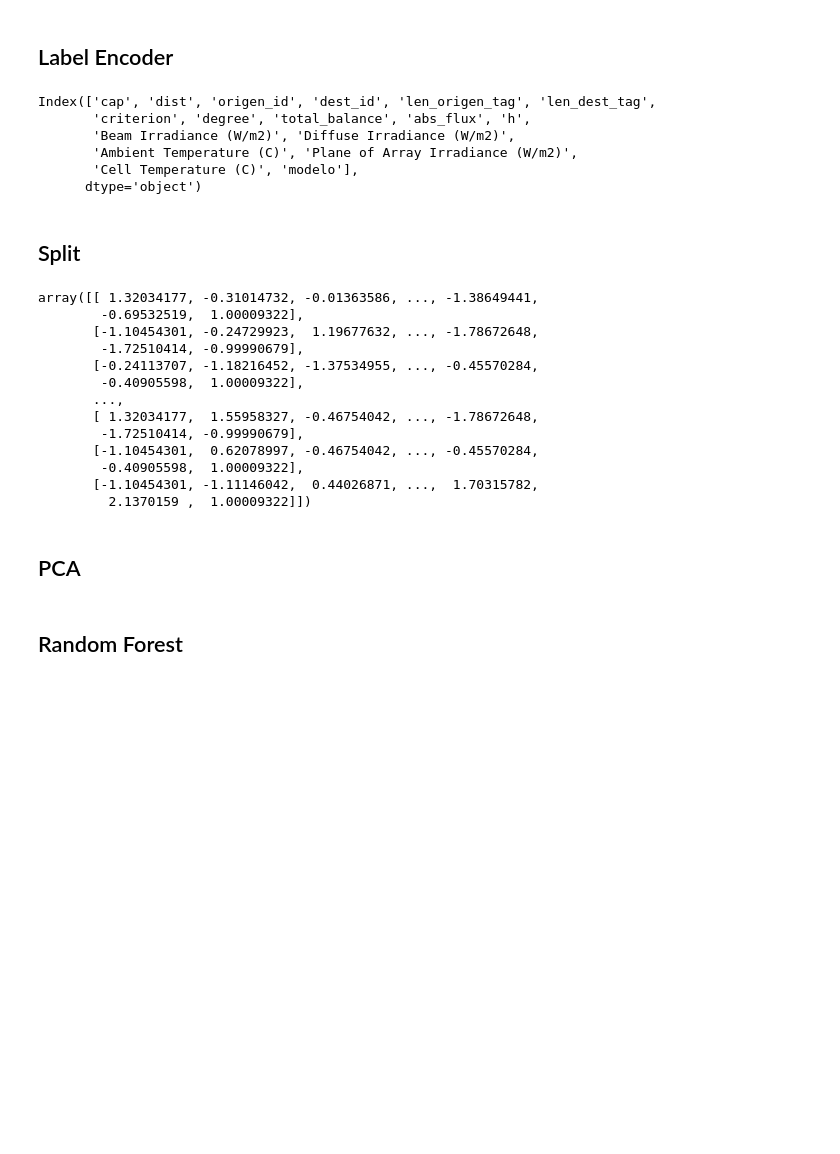
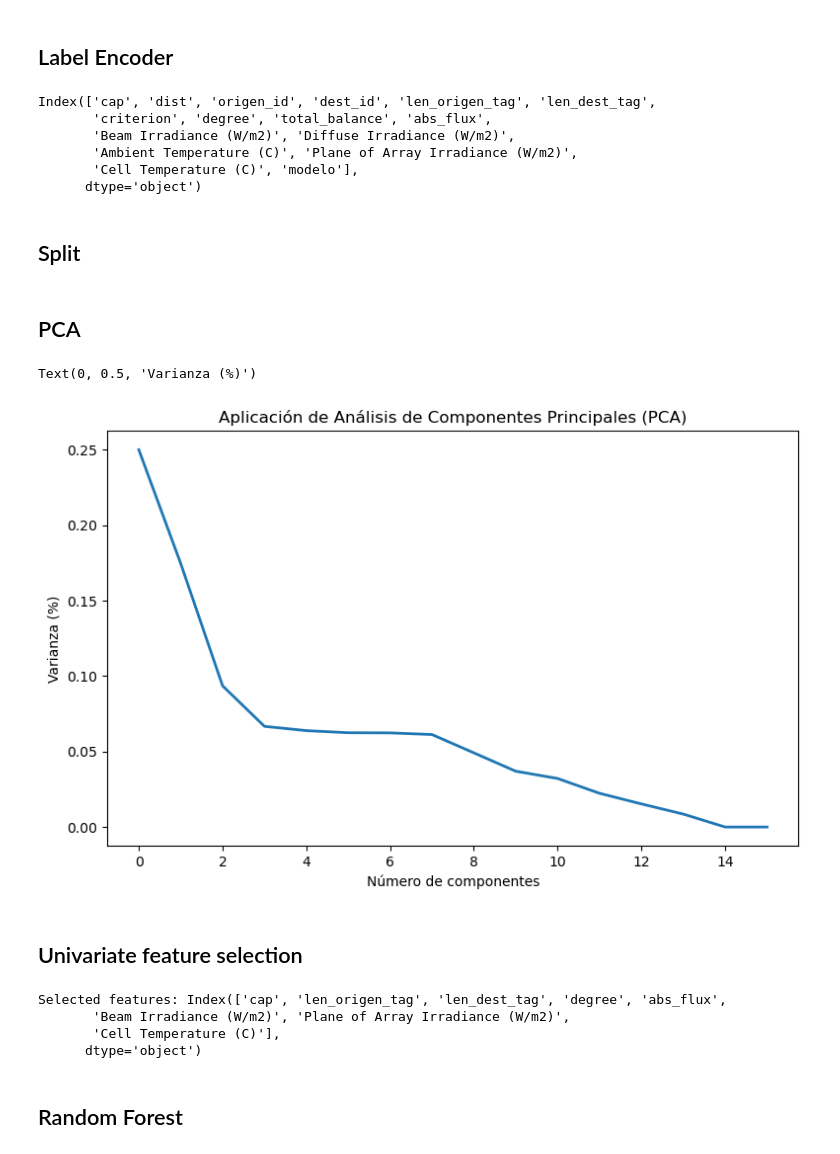
Before and after one commit to PaulaBartolomeMora/TFM, a Jupyter notebook: den2ne/rf.ipynb, the cells around one changed output. Saved outputs shown, nothing was run; the diff lists cells and outputs as text; code cells hidden in the pictures; blank space fills up the shorter version.

```diff
--- a/den2ne/rf.ipynb
+++ b/den2ne/rf.ipynb
@@ -32,13 +46,13 @@ df = df.drop(df.columns[8], axis=1) #se elimina la antigua con los strings del m
 df['modelo'] = modelo #se añade la nueva codificada al final
 
 X = df.iloc[:, 1:]
-X = X.drop(['datetime', 'timestamp', 'load', 'DC Array Output (W)' , 'Pavg', 'dif'], axis=1)
+X = X.drop(['datetime', 'timestamp', 'load', 'DC Array Output (W)', 'Pavg', 'dif', 'h'], axis=1)
 y = df.iloc[:, 0].values #valores de overflow
 
 X.columns
 # %% [output]
 Index(['cap', 'dist', 'origen_id', 'dest_id', 'len_origen_tag', 'len_dest_tag',
-       'criterion', 'degree', 'total_balance', 'abs_flux', 'h',
+       'criterion', 'degree', 'total_balance', 'abs_flux',
        'Beam Irradiance (W/m2)', 'Diffuse Irradiance (W/m2)',
        'Ambient Temperature (C)', 'Plane of Array Irradiance (W/m2)',
        'Cell Temperature (C)', 'modelo'],
@@ -51,22 +68,2 @@ X_train, X_test, y_train, y_test = train_test_split(X, y, test_size = 0.2, rando
-# %%
-from sklearn.preprocessing import StandardScaler
-sc = StandardScaler() #escalado de datos
-X_train = sc.fit_transform(X_train)
-X_test = sc.transform(X_test)
-X_test
-# %% [output]
-array([[ 1.32034177, -0.31014732, -0.01363586, ..., -1.38649441,
-        -0.69532519,  1.00009322],
-       [-1.10454301, -0.24729923,  1.19677632, ..., -1.78672648,
-        -1.72510414, -0.99990679],
-       [-0.24113707, -1.18216452, -1.37534955, ..., -0.45570284,
-        -0.40905598,  1.00009322],
-       ...,
-       [ 1.32034177,  1.55958327, -0.46754042, ..., -1.78672648,
-        -1.72510414, -0.99990679],
-       [-1.10454301,  0.62078997, -0.46754042, ..., -0.45570284,
-        -0.40905598,  1.00009322],
-       [-1.10454301, -1.11146042,  0.44026871, ...,  1.70315782,
-         2.1370159 ,  1.00009322]])
 # %% [markdown]
 ## PCA
@@ -77,0 +70,42 @@ X_test_pca = pca.transform(X_test)
+# %%
+""" http://scikit-learn.org/stable/modules/generated/sklearn.decomposition.PCA.html
+We will use principle component analysis (PCA) for feature extraction.
+Before PCA, we need to normalize data for better performance of PCA. """
+
+#pca = PCA(n_components=2)
+pca = PCA(n_components=3)
+X_train_pca = pca.fit_transform(X_train)
+X_test_pca = pca.transform(X_test)
+# %%
+plt.figure(1, figsize=(10, 6))
+plt.clf()
+plt.axes([.2, .2, .7, .7])
+plt.plot(pca.explained_variance_ratio_, linewidth=2) #Percentage of variance explained by each of the selected components.
+plt.axis('tight')
+plt.xlabel('Número de componentes')
+plt.title('Aplicación de Análisis de Componentes Principales (PCA)')
+plt.ylabel('Varianza (%)')
+# %% [output]
+Text(0, 0.5, 'Varianza (%)')
+[figure, added]
+# %% [markdown]
+##  Univariate feature selection
+# %%
+#In univariate feature selection, we will use SelectKBest that removes all but the k highest scoring features.
+# http://scikit-learn.org/stable/modules/generated/sklearn.feature_selection.SelectKBest.html#sklearn.feature_selection.SelectKBest
+# In this method we need to choose how many features we will use. For example, will k (number of features) be 5 or 10 or 15?
+# The answer is only trying or intuitively. I do not try all combinations but I only choose k = 5 and find best 5 features.
+
+scaler = MinMaxScaler() # Escalar las características al rango [0, 1]
+
+#5 features para probar, despues de ejecutasr rfecv se utiliza k=8 que ese el nº óptimo
+#select_feature = SelectKBest(chi2, k=5).fit(scaler.fit_transform(X_train), y_train)
+select_feature = SelectKBest(chi2, k=8).fit(scaler.fit_transform(X_train), y_train)
+selected_features = X.columns[select_feature.get_support(indices=True)]
+
+print('Selected features:', selected_features)
+# %% [output]
+Selected features: Index(['cap', 'len_origen_tag', 'len_dest_tag', 'degree', 'abs_flux',
+       'Beam Irradiance (W/m2)', 'Plane of Array Irradiance (W/m2)',
+       'Cell Temperature (C)'],
+      dtype='object')
```
Also changed, not shown: parts of 31 cells of this notebook, 11 other files.
